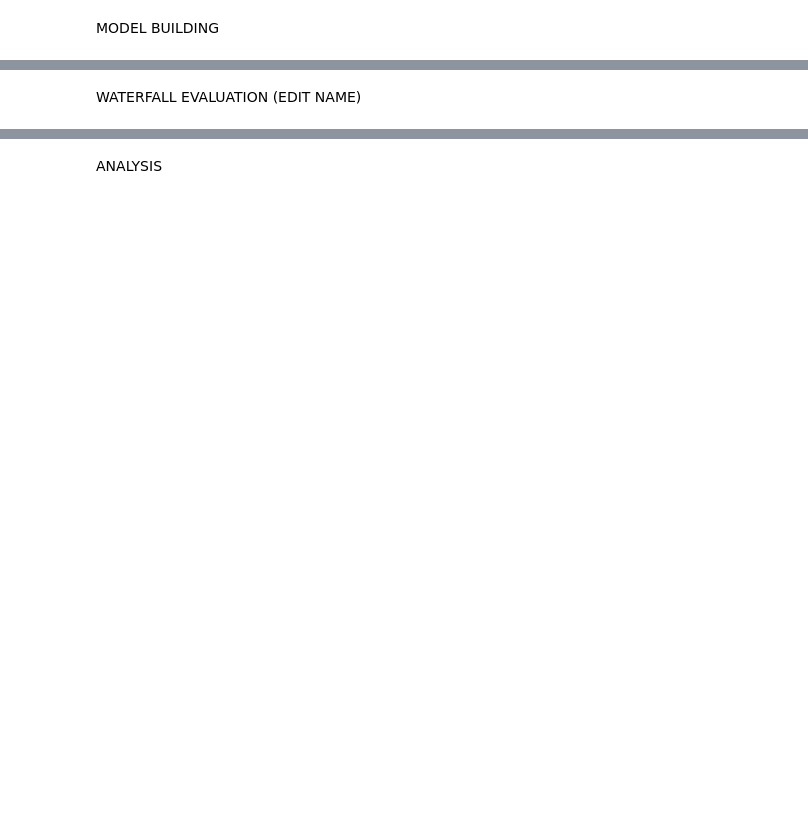
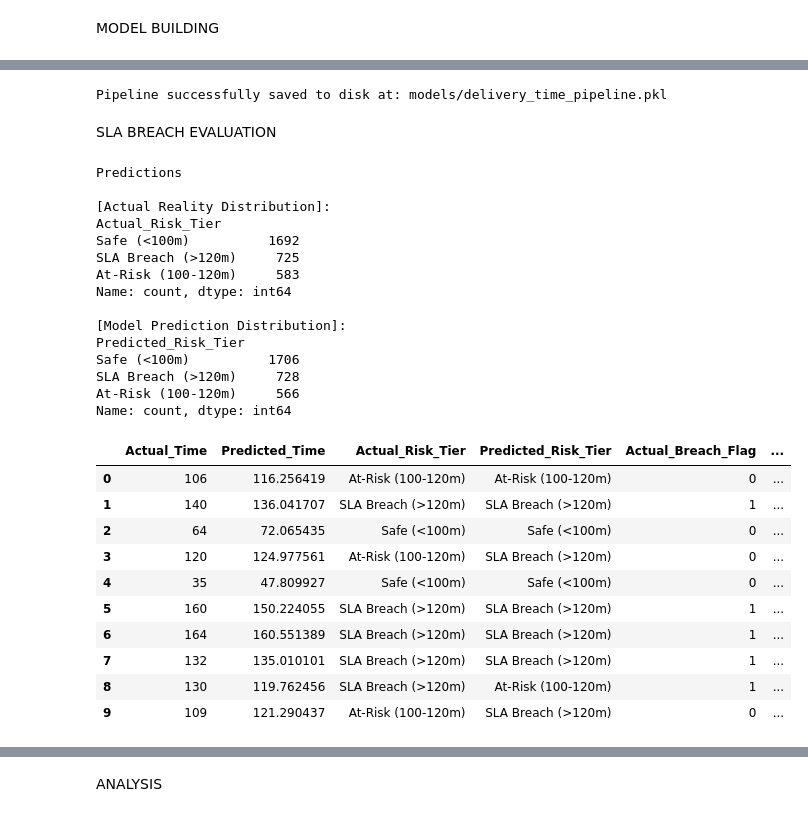
Before and after one commit to FRESE12/Machine-Learning-Predictive-Logistics, a Jupyter notebook: machine_learning_project.ipynb, the cells around one changed output, grey strips where cells are left out. Drawn from its saved outputs; the diff is of its cells as text; code cells hidden in the pictures; blank space fills up the shorter version.

```diff
--- a/machine_learning_project.ipynb
+++ b/machine_learning_project.ipynb
@@ -388,2 +655,75 @@ print("Optimization Complete. Best Pipeline Parameters Identified.")
+# %%
+# Serialize the pipeline
+os.makedirs('models', exist_ok=True)
+pickle_path = 'models/delivery_time_pipeline.pkl'
+
+with open(pickle_path, 'wb') as file:
+    pickle.dump(final_pipeline, file)
+
+print(f"\nPipeline successfully saved to disk at: {pickle_path}")
+# %% [output]
+Pipeline successfully saved to disk at: models/delivery_time_pipeline.pkl
 # %% [markdown]
-WATERFALL EVALUATION (EDIT NAME)
+SLA BREACH EVALUATION
+# %%
+# Generate final predictions using your serialized/loaded Linear Regression champion
+y_test_pred = final_pipeline.predict(X_test)
+
+# Clean dataframe dedicated strictly to SLA evaluation
+df_waterfall = pd.DataFrame({
+    'Actual_Time': y_test,
+    'Predicted_Time': y_test_pred
+}).reset_index(drop=True)
+
+#Binning into risk categories based on SLA thresholds
+def assign_sla_risk_tier(minutes):
+    if minutes < 100:
+        return 'Safe (<100m)'
+    elif 100 <= minutes <= 120:
+        return 'At-Risk (100-120m)'
+    else:
+        return 'SLA Breach (>120m)'
+
+# Apply the transformation to both continuous columns
+df_waterfall['Actual_Risk_Tier'] = df_waterfall['Actual_Time'].apply(assign_sla_risk_tier)
+df_waterfall['Predicted_Risk_Tier'] = df_waterfall['Predicted_Time'].apply(assign_sla_risk_tier)
+
+# Create binary indicators for True SLA Breaches vs Predicted SLA Breaches
+df_waterfall['Actual_Breach_Flag'] = (df_waterfall['Actual_Time'] > 120).astype(int)
+df_waterfall['Predicted_Breach_Flag'] = (df_waterfall['Predicted_Time'] > 120).astype(int)
+
+print("Predictions")
+print("\n[Actual Reality Distribution]:")
+print(df_waterfall['Actual_Risk_Tier'].value_counts())
+
+print("\n[Model Prediction Distribution]:")
+print(df_waterfall['Predicted_Risk_Tier'].value_counts())
+
+display(df_waterfall.head(10))
+# %% [output]
+Predictions
+
+[Actual Reality Distribution]:
+Actual_Risk_Tier
+Safe (<100m)          1692
+SLA Breach (>120m)     725
+At-Risk (100-120m)     583
+Name: count, dtype: int64
+
+[Model Prediction Distribution]:
+Predicted_Risk_Tier
+Safe (<100m)          1706
+SLA Breach (>120m)     728
+At-Risk (100-120m)     566
+Name: count, dtype: int64
+|  | Actual_Time | Predicted_Time | Actual_Risk_Tier | Predicted_Risk_Tier | Actual_Breach_Flag | ... |
+| 0 | 106 | 116.256419 | At-Risk (100-120m) | At-Risk (100-120m) | 0 | ... |
+| 1 | 140 | 136.041707 | SLA Breach (>120m) | SLA Breach (>120m) | 1 | ... |
+| 2 | 64 | 72.065435 | Safe (<100m) | Safe (<100m) | 0 | ... |
+| 3 | 120 | 124.977561 | At-Risk (100-120m) | SLA Breach (>120m) | 0 | ... |
+| 4 | 35 | 47.809927 | Safe (<100m) | Safe (<100m) | 0 | ... |
+| 5 | 160 | 150.224055 | SLA Breach (>120m) | SLA Breach (>120m) | 1 | ... |
+| 6 | 164 | 160.551389 | SLA Breach (>120m) | SLA Breach (>120m) | 1 | ... |
+| 7 | 132 | 135.010101 | SLA Breach (>120m) | SLA Breach (>120m) | 1 | ... |
+| 8 | 130 | 119.762456 | SLA Breach (>120m) | At-Risk (100-120m) | 1 | ... |
+| 9 | 109 | 121.290437 | At-Risk (100-120m) | SLA Breach (>120m) | 0 | ... |
```
Also changed, not shown: parts of 21 cells of this notebook, 2 other files.
